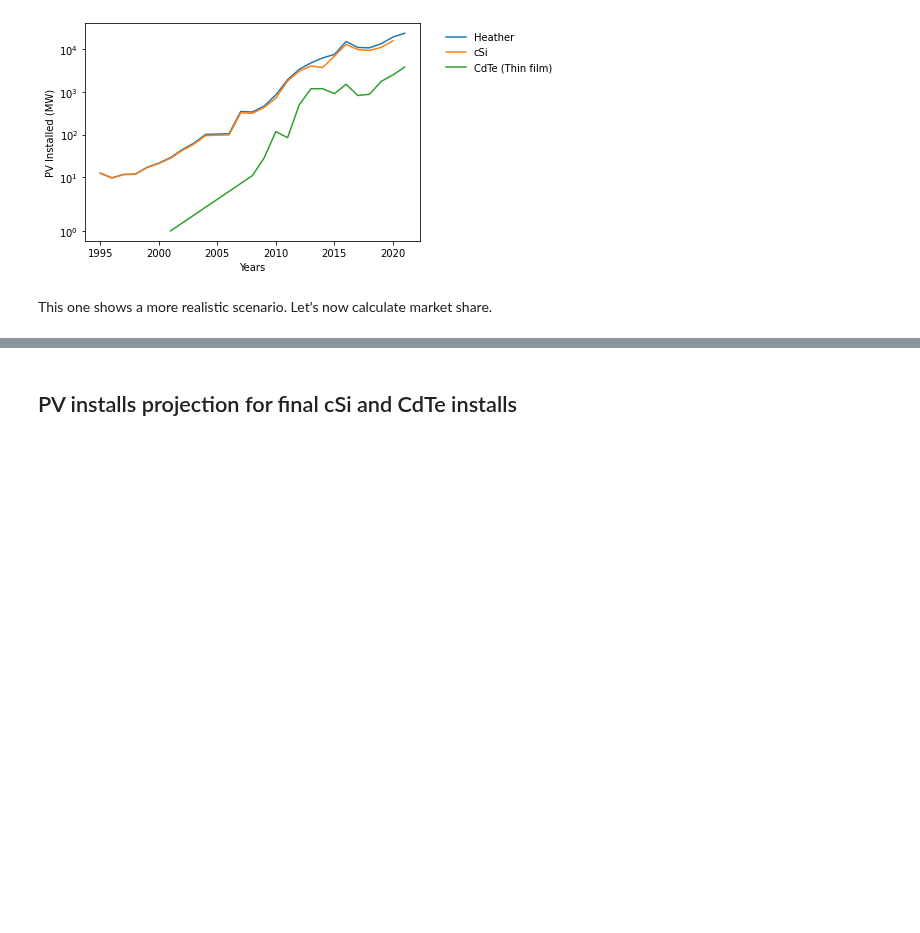
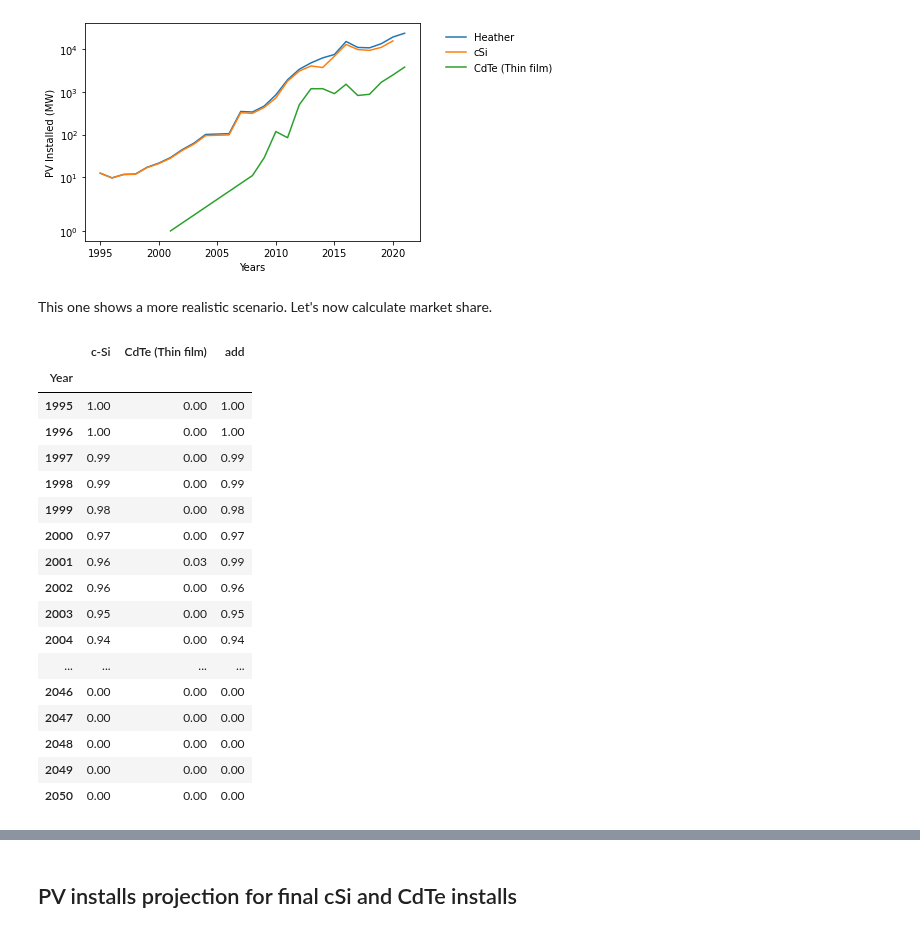
Before and after one commit to NREL/PV_ICE, a Jupyter notebook: docs/tutorials/baseline development documentation/(baseline development) EIA860 Processing - cSi CdTe Installation.ipynb, the cells around one changed output, grey strips where cells are left out. Cells and saved outputs as stored; diff of their text form; code cells hidden in the pictures; blank space fills up the shorter version.

```diff
--- a/docs/tutorials/baseline development documentation/(baseline development) EIA860 Processing - cSi CdTe Installation.ipynb
+++ b/docs/tutorials/baseline development documentation/(baseline development) EIA860 Processing - cSi CdTe Installation.ipynb
@@ -248,7 +298,30 @@ ms_all['CdTe (Thin film)'] = eia860_CdTe['Nameplate Capacity (MW)']/us_installs_
 # ms['A-Si (Thin film)'] = eia860_ASi['Nameplate Capacity (MW)']/new_pv_installs['Nameplate Capacity (MW)']
 #ms['Other (Thin film)'] = eia860_Other['Nameplate Capacity (MW)']/new_pv_installs['Nameplate Capacity (MW)']
 ms_all.fillna(0, inplace=True)
+ms_all = ms_all.round(2)
 ms_all.to_csv(os.path.join(supportMatfolder, 'output_eia860_market_share_c-Si_CdTe_all.csv'))
+# %%
+ms_all['add'] = ms_all['c-Si'] + ms_all['CdTe (Thin film)']
+ms_all
+# %% [output]
+|  | c-Si | CdTe (Thin film) | add |
+| Year |  |  |  |
+| 1995 | 1.00 | 0.00 | 1.00 |
+| 1996 | 1.00 | 0.00 | 1.00 |
+| 1997 | 0.99 | 0.00 | 0.99 |
+| 1998 | 0.99 | 0.00 | 0.99 |
+| 1999 | 0.98 | 0.00 | 0.98 |
+| 2000 | 0.97 | 0.00 | 0.97 |
+| 2001 | 0.96 | 0.03 | 0.99 |
+| 2002 | 0.96 | 0.00 | 0.96 |
+| 2003 | 0.95 | 0.00 | 0.95 |
+| 2004 | 0.94 | 0.00 | 0.94 |
+| ... | ... | ... | ... |
+| 2046 | 0.00 | 0.00 | 0.00 |
+| 2047 | 0.00 | 0.00 | 0.00 |
+| 2048 | 0.00 | 0.00 | 0.00 |
+| 2049 | 0.00 | 0.00 | 0.00 |
+| 2050 | 0.00 | 0.00 | 0.00 |
 # %%
 ms_all.reset_index(inplace=True)
 ms_all = ms_all.rename(columns={'index': 'Year'})
```
Also changed, not shown: parts of 7 cells of this notebook, 13 other files.
